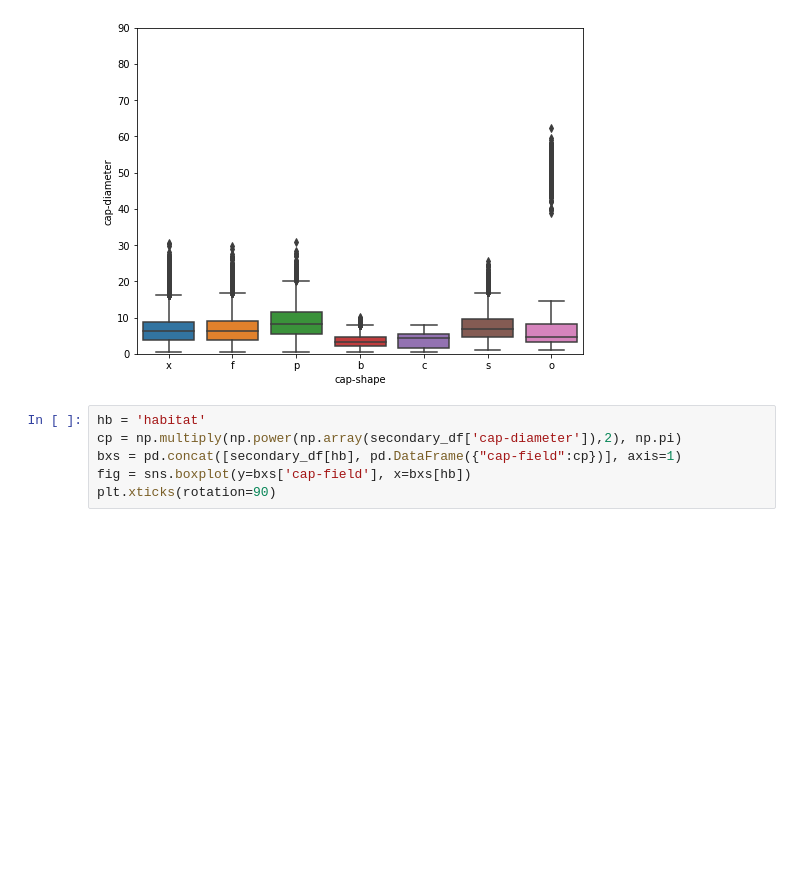
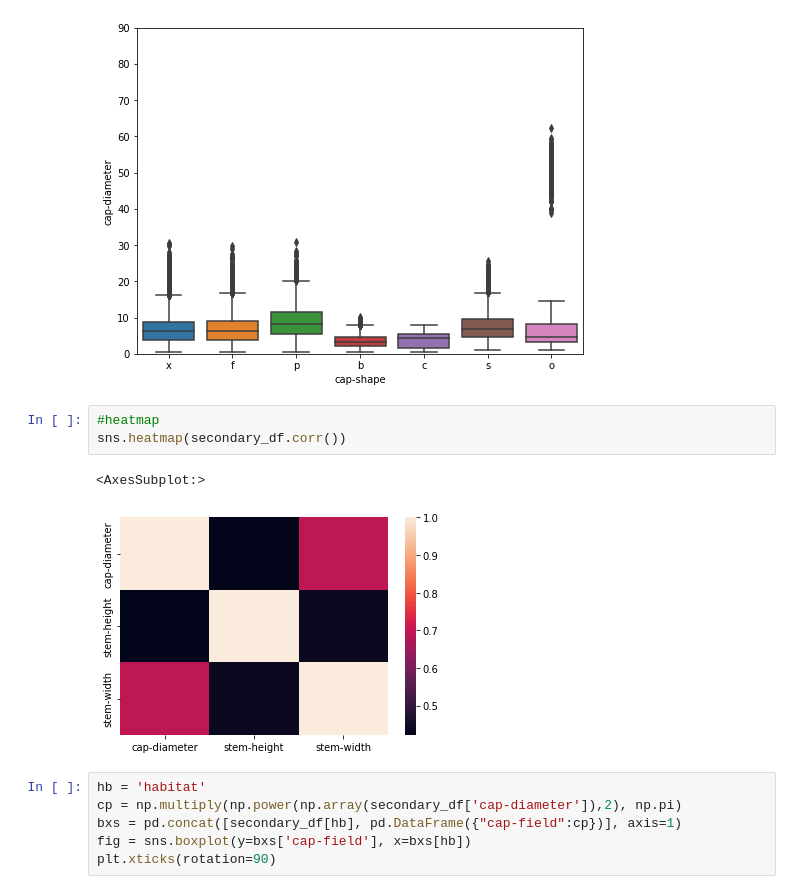
Before and after one commit to Arjissuan/Mushrooms-and-machine-learning, a Jupyter notebook: src/main_notebook.ipynb, the cells around one changed output. Saved outputs shown, nothing was run; the diff lists cells and outputs as text; blank space fills up the shorter version.

```diff
--- a/src/main_notebook.ipynb
+++ b/src/main_notebook.ipynb
@@ -94,6 +86,12 @@ fig.axis(ymin=0, ymax=90)
 # %% [output]
 (-0.5, 6.5, 0.0, 90.0)
 [figure]
+# %%
+#heatmap
+sns.heatmap(secondary_df.corr())
+# %% [output]
+<AxesSubplot:>
+[figure, added]
 # %%
 hb = 'habitat'
 cp = np.multiply(np.power(np.array(secondary_df['cap-diameter']),2), np.pi)
```
Also changed, not shown: parts of 23 cells of this notebook, 1 other file.
